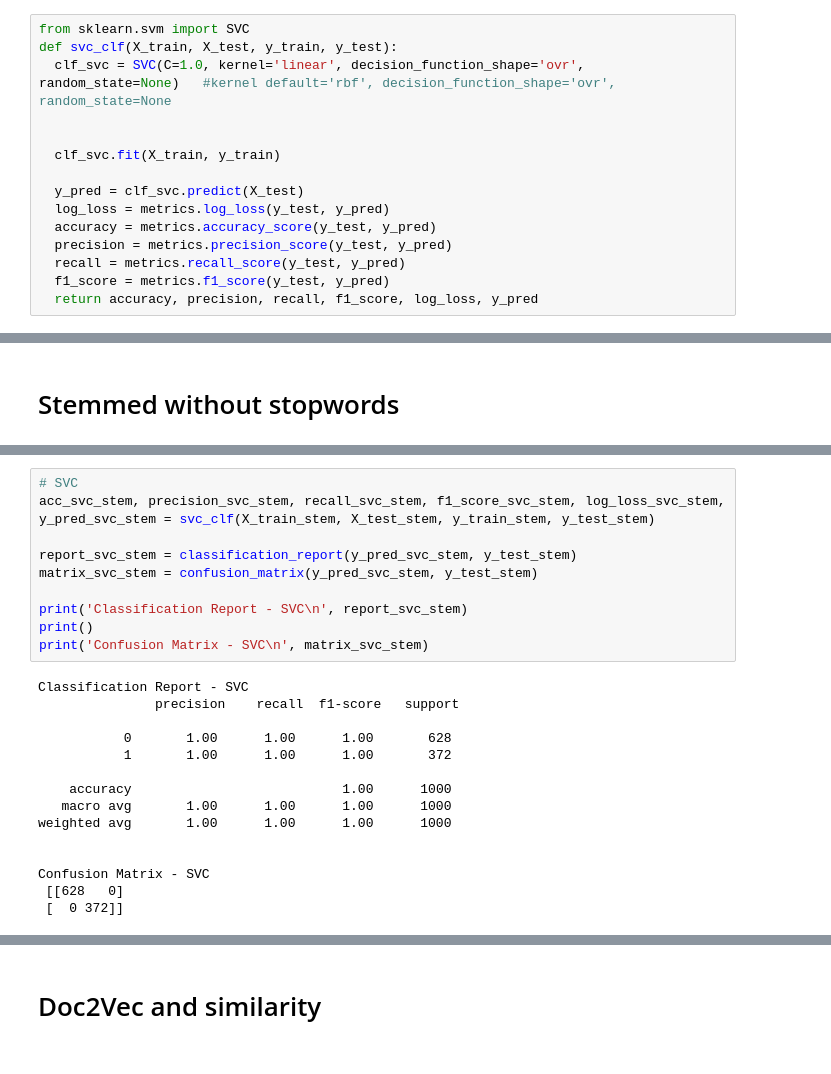
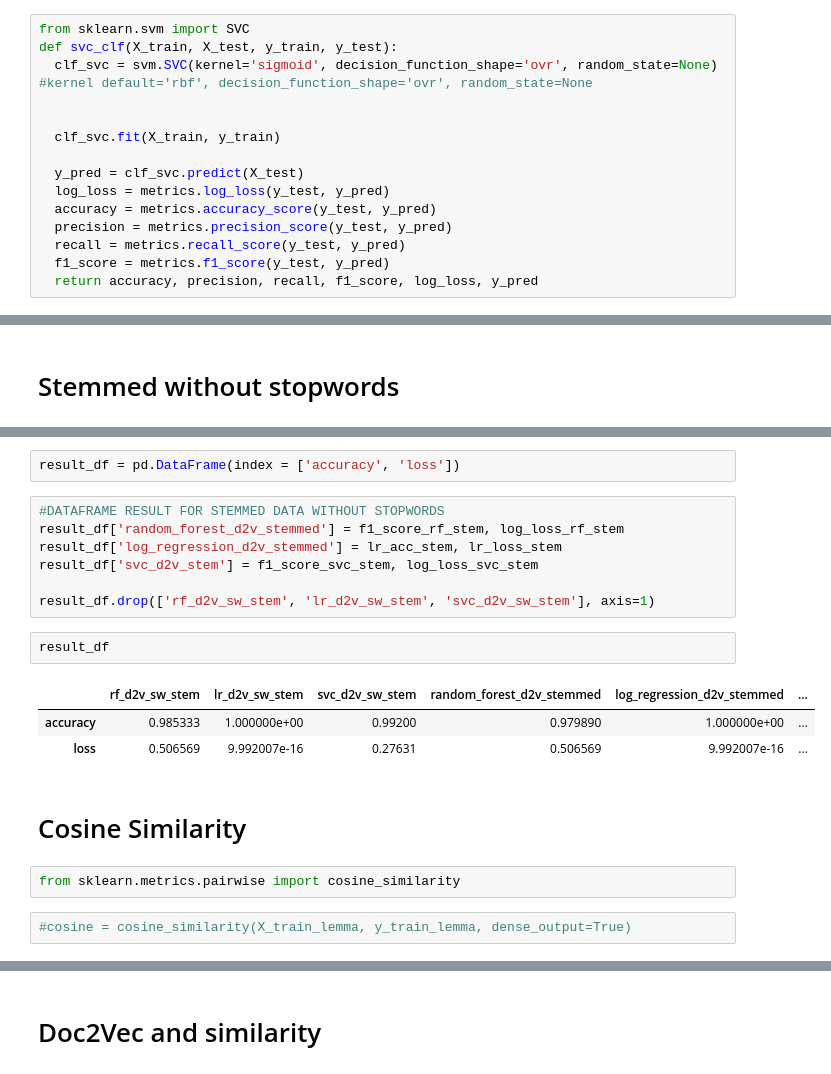
Before and after one commit to antopeza/Final-Project-Brainster, a Jupyter notebook: NEW_code_Doc2Vec.ipynb, the cells around one changed output, grey strips where cells are left out. Saved outputs shown, nothing was run; the diff lists cells and outputs as text.

```diff
--- a/NEW_code_Doc2Vec.ipynb
+++ b/NEW_code_Doc2Vec.ipynb
@@ -670,7 +680,7 @@ def lr_clf(X_train, X_test, y_train, y_test):
 # %%
 from sklearn.svm import SVC
 def svc_clf(X_train, X_test, y_train, y_test):
-  clf_svc = SVC(C=1.0, kernel='linear', decision_function_shape='ovr', random_state=None)   #kernel default='rbf', decision_function_shape='ovr', random_state=None
+  clf_svc = svm.SVC(kernel='sigmoid', decision_function_shape='ovr', random_state=None)   #kernel default='rbf', decision_function_shape='ovr', random_state=None
 
 
   clf_svc.fit(X_train, y_train)
@@ -995,25 +970,21 @@ Confusion Matrix - SVC
-# %%
-# SVC
-acc_svc_stem, precision_svc_stem, recall_svc_stem, f1_score_svc_stem, log_loss_svc_stem, y_pred_svc_stem = svc_clf(X_train_stem, X_test_stem, y_train_stem, y_test_stem)
-
-report_svc_stem = classification_report(y_pred_svc_stem, y_test_stem)
-matrix_svc_stem = confusion_matrix(y_pred_svc_stem, y_test_stem)
-
-print('Classification Report - SVC\n', report_svc_stem)
-print()
-print('Confusion Matrix - SVC\n', matrix_svc_stem)
-# %% [output]
-Classification Report - SVC
-               precision    recall  f1-score   support
-
-           0       1.00      1.00      1.00       628
-           1       1.00      1.00      1.00       372
-
-    accuracy                           1.00      1000
-   macro avg       1.00      1.00      1.00      1000
-weighted avg       1.00      1.00      1.00      1000
-
-
-Confusion Matrix - SVC
- [[628   0]
- [  0 372]]
+# %%
+result_df = pd.DataFrame(index = ['accuracy', 'loss'])
+# %%
+#DATAFRAME RESULT FOR STEMMED DATA WITHOUT STOPWORDS
+result_df['random_forest_d2v_stemmed'] = f1_score_rf_stem, log_loss_rf_stem
+result_df['log_regression_d2v_stemmed'] = lr_acc_stem, lr_loss_stem
+result_df['svc_d2v_stem'] = f1_score_svc_stem, log_loss_svc_stem
+
+result_df.drop(['rf_d2v_sw_stem', 'lr_d2v_sw_stem', 'svc_d2v_sw_stem'], axis=1)
+# %%
+result_df
+# %% [output]
+|  | rf_d2v_sw_stem | lr_d2v_sw_stem | svc_d2v_sw_stem | random_forest_d2v_stemmed | log_regression_d2v_stemmed | ... |
+| accuracy | 0.985333 | 1.000000e+00 | 0.99200 | 0.979890 | 1.000000e+00 | ... |
+| loss | 0.506569 | 9.992007e-16 | 0.27631 | 0.506569 | 9.992007e-16 | ... |
+# %% [markdown]
+# Cosine Similarity
+# %%
+from sklearn.metrics.pairwise import cosine_similarity
+# %%
+#cosine = cosine_similarity(X_train_lemma, y_train_lemma, dense_output=True)
```
Also changed, not shown: parts of 27 cells of this notebook.
